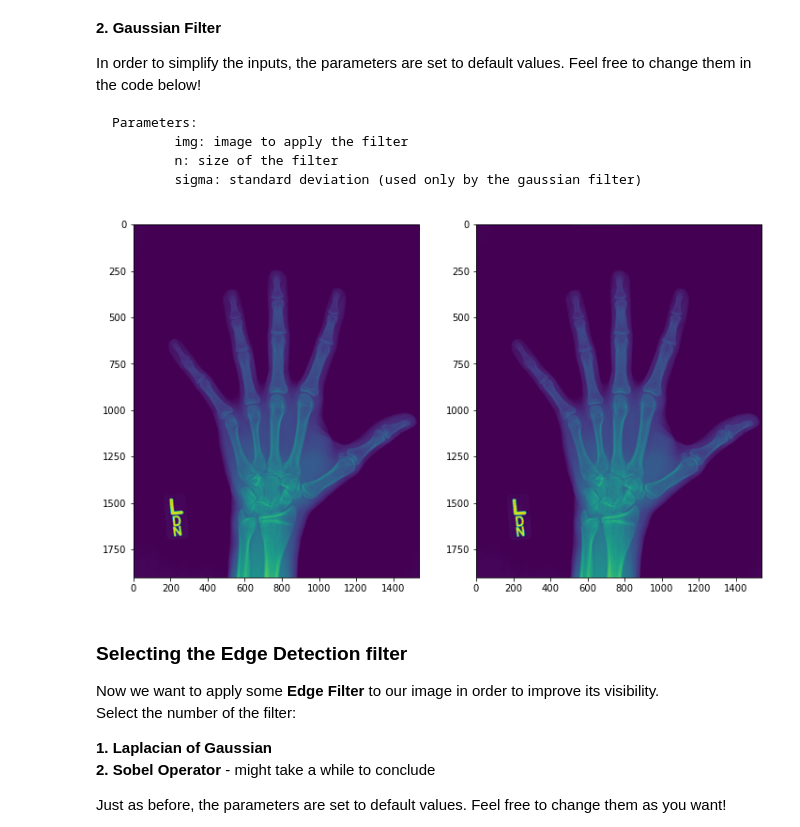
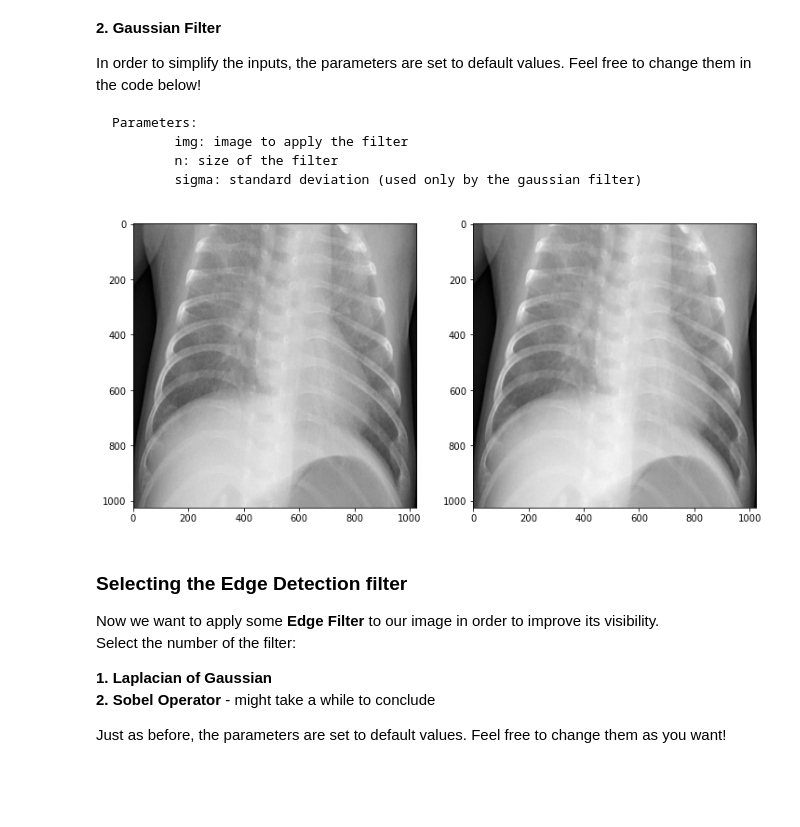
Before and after one commit to alyson1907/image-highlighter, a Jupyter notebook: main.ipynb, the cells around one changed output. Drawn from its saved outputs; the diff is of its cells as text; code cells hidden in the pictures; blank space fills up the shorter version.

````diff
--- a/main.ipynb
+++ b/main.ipynb
@@ -17,8 +17,8 @@ from filters import filter_appliers as f
 from filters import helpers as hp
 from filters import color_methods as color
 
-# img = imageio.imread('images/COVID-19-Pneumonia/2.png')
-img = imageio.imread('images/Hand-XRay/1.png')
+img = imageio.imread('images/COVID-19-Pneumonia/2.png')
+# img = imageio.imread('images/Hand-XRay/1.png')
 
 # Handling third dimension of some Gray images
 img = hp.trim_dimension(img)
@@ -41,14 +41,14 @@ Parameters:
         sigma: standard deviation (used only by the gaussian filter)
 ```
 # %%
-selected_smoothing = 2
+selected_smoothing = 1
 # Applying filters to the image
 img_smooth = f.smoothing_filter(img, n=5, sigma=0.5, selected=selected_smoothing)
 
 # Original Image vs Filtered Image
 hp.printImg(img, img_smooth, size=12)
 # %% [output]
-[figure, old version]
+[figure, new version]
 # %% [markdown]
 ### Selecting the Edge Detection filter
 Now we want to apply some **Edge Filter** to our image in order to improve its visibility.
````
Also changed, not shown: parts of 5 cells of this notebook.
